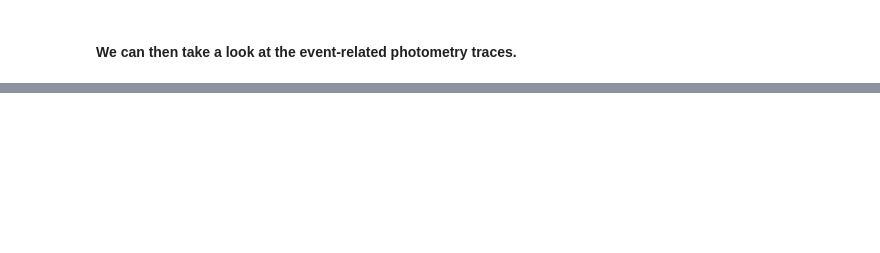
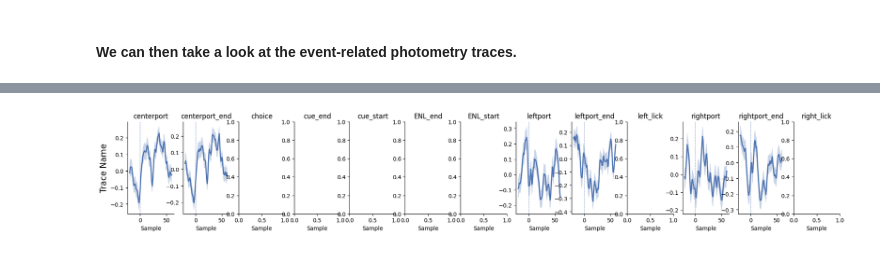
Before and after one commit to bernardosabatinilab/sabatini-datajoint-pipeline, a Jupyter notebook: notebooks/Photometry_and_Behavior.ipynb, the cells around one changed output, grey strips where cells are left out. Cells and saved outputs as stored; diff of their text form; code cells hidden in the pictures; blank space fills up the shorter version.

```diff
--- a/notebooks/Photometry_and_Behavior.ipynb
+++ b/notebooks/Photometry_and_Behavior.ipynb
@@ -208,0 +334,4 @@ plt.show()
+# %%
+fig1 = plot_event_aligned_photometry("photom", "green", "right")
+# %% [output]
+[figure, added]
```
Also changed, not shown: parts of 14 cells of this notebook.
